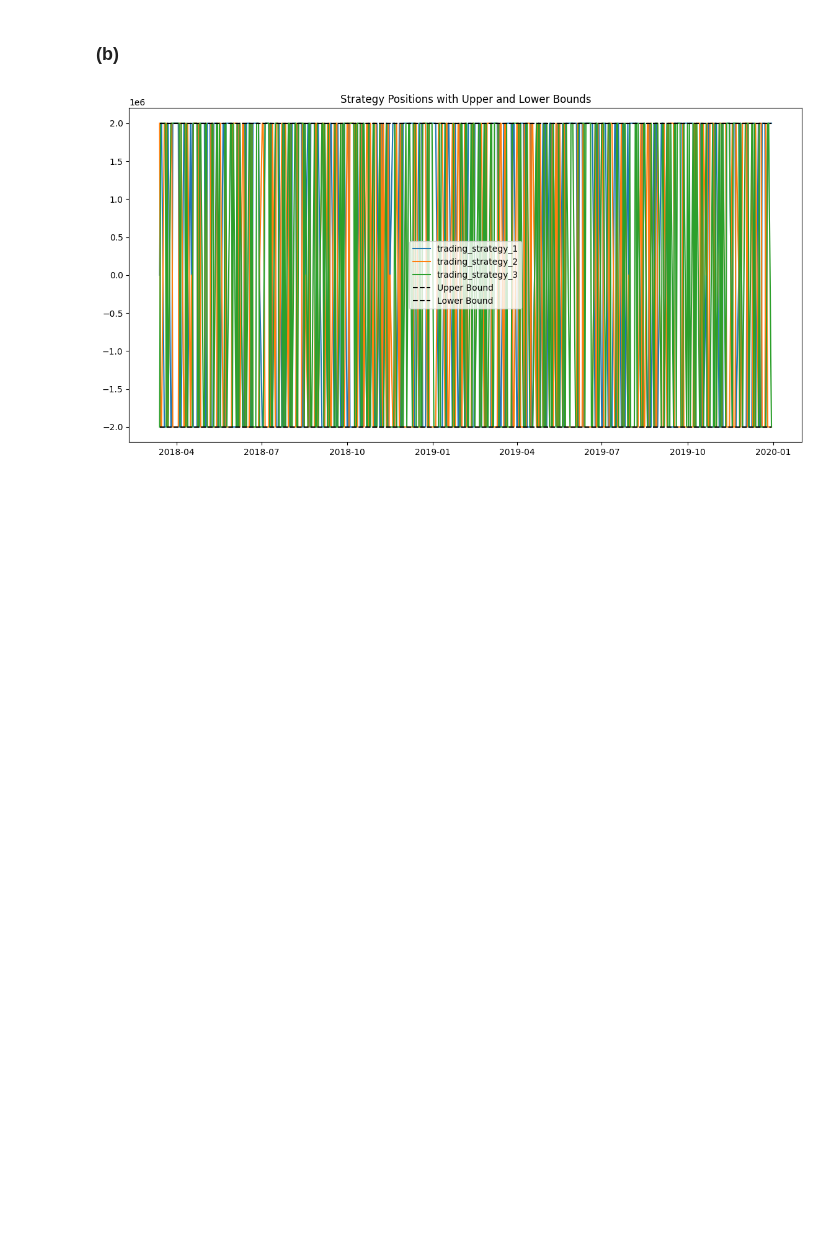
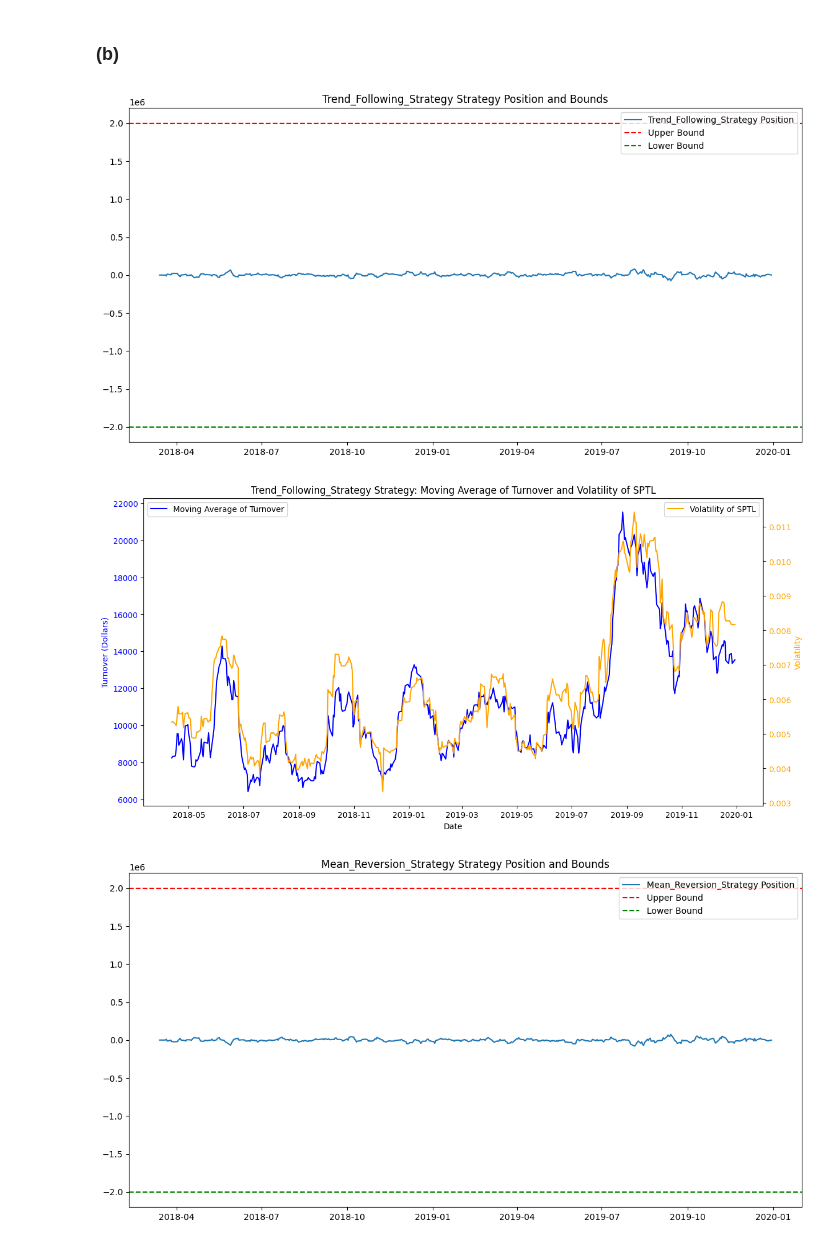
Before and after one commit to Nikitich2033/AlgoTrading_CW2, a Jupyter notebook: CW2_Notebook.ipynb, the cells around one changed output. Cells and saved outputs as stored; diff of their text form; code cells hidden in the pictures; blank space fills up the shorter version.

Commit message:
Implementing strategies and all tasks draft

```diff
--- a/CW2_Notebook.ipynb
+++ b/CW2_Notebook.ipynb
@@ -145,27 +189,56 @@ Date
 # %% [markdown]
 ### (b)
-# %%
-import matplotlib.pyplot as plt
-
-# Assuming test_set DataFrame has the strategies' positions calculated as per previous steps
-# Calculate the upper and lower bounds for each strategy
-test_set['Upper Bound'] = initial_capital * leverage
-test_set['Lower Bound'] = -initial_capital * leverage
-
-# Initialize a figure
-plt.figure(figsize=(14, 7))
-
-# Plot the position of each strategy and the upper/lower bounds
-for strategy_function in [trading_strategy_1, trading_strategy_2, trading_strategy_3]:
-    strategy_name = strategy_function.__name__
-    plt.plot(test_set.index, test_set[strategy_name + ' Book Size'], label=strategy_name)
-
-# Plot the upper and lower bounds
-plt.plot(test_set.index, test_set['Upper Bound'], label='Upper Bound', linestyle='--', color='k')
-plt.plot(test_set.index, test_set['Lower Bound'], label='Lower Bound', linestyle='--', color='k')
-
-plt.title('Strategy Positions with Upper and Lower Bounds')
-plt.legend()
-plt.show()
-# %% [output]
-[figure, removed]
+# %%
+# Assuming train_df already contains the columns for each strategy's positions
+
+# Define a function to calculate and plot metrics for a given strategy
+def calculate_and_plot_strategy_metrics(df, strategy_name, initial_capital, leverage):
+    # Calculate turnover in dollar value and in units for the given strategy
+    df[strategy_name + '_Turnover_dollars'] = df[strategy_name].diff().abs()
+    df[strategy_name + '_Turnover_units'] = (df[strategy_name] / df['Adj Close']).diff().abs()
+
+    # Calculate moving average of the turnover in dollars
+    df[strategy_name + '_Turnover_MA'] = df[strategy_name + '_Turnover_dollars'].rolling(window=20).mean()
+
+    # Calculate the volatility of SPTL (standard deviation of returns)
+    df['Volatility'] = df['Adj Close'].pct_change().rolling(window=20).std()
+
+    # Plot the strategy position with upper and lower bounds
+    plt.figure(figsize=(14, 7))
+    plt.plot(df.index, df[strategy_name], label=strategy_name + ' Position')
+    plt.axhline(y=leverage * initial_capital, color='r', linestyle='--', label='Upper Bound')
+    plt.axhline(y=-leverage * initial_capital, color='g', linestyle='--', label='Lower Bound')
+    plt.title(strategy_name + ' Strategy Position and Bounds')
+    plt.legend()
+    plt.show()
+
+    # Plot turnover moving average and volatility
+    fig, ax1 = plt.subplots(figsize=(14, 7))
+
+    # Turnover in Dollars with Moving Average
+    ax1.plot(df.index, df[strategy_name + '_Turnover_MA'], label='Moving Average of Turnover', color='blue')
+    ax1.set_xlabel('Date')
+    ax1.set_ylabel('Turnover (Dollars)', color='blue')
+    ax1.tick_params(axis='y', labelcolor='blue')
+    ax1.legend(loc='upper left')
+
+    # Instantiate a second axes that shares the same x-axis
+    ax2 = ax1.twinx()
+
+    # Volatility
+    ax2.plot(df.index, df['Volatility'], label='Volatility of SPTL', color='orange')
+    ax2.set_ylabel('Volatility', color='orange')
+    ax2.tick_params(axis='y', labelcolor='orange')
+    ax2.legend(loc='upper right')
+
+    plt.title(strategy_name + ' Strategy: Moving Average of Turnover and Volatility of SPTL')
+    plt.show()
+
+# Call the function for each strategy
+calculate_and_plot_strategy_metrics(test_df, 'Trend_Following_Strategy', initial_capital, leverage)
+calculate_and_plot_strategy_metrics(test_df, 'Mean_Reversion_Strategy', initial_capital, leverage)
+calculate_and_plot_strategy_metrics(test_df, 'AR_Strategy', initial_capital, leverage)
+# %% [output]
+[figure, added]
+[figure, added]
+[figure, added]
```
Also changed, not shown: parts of 12 cells of this notebook, 1 other file.
